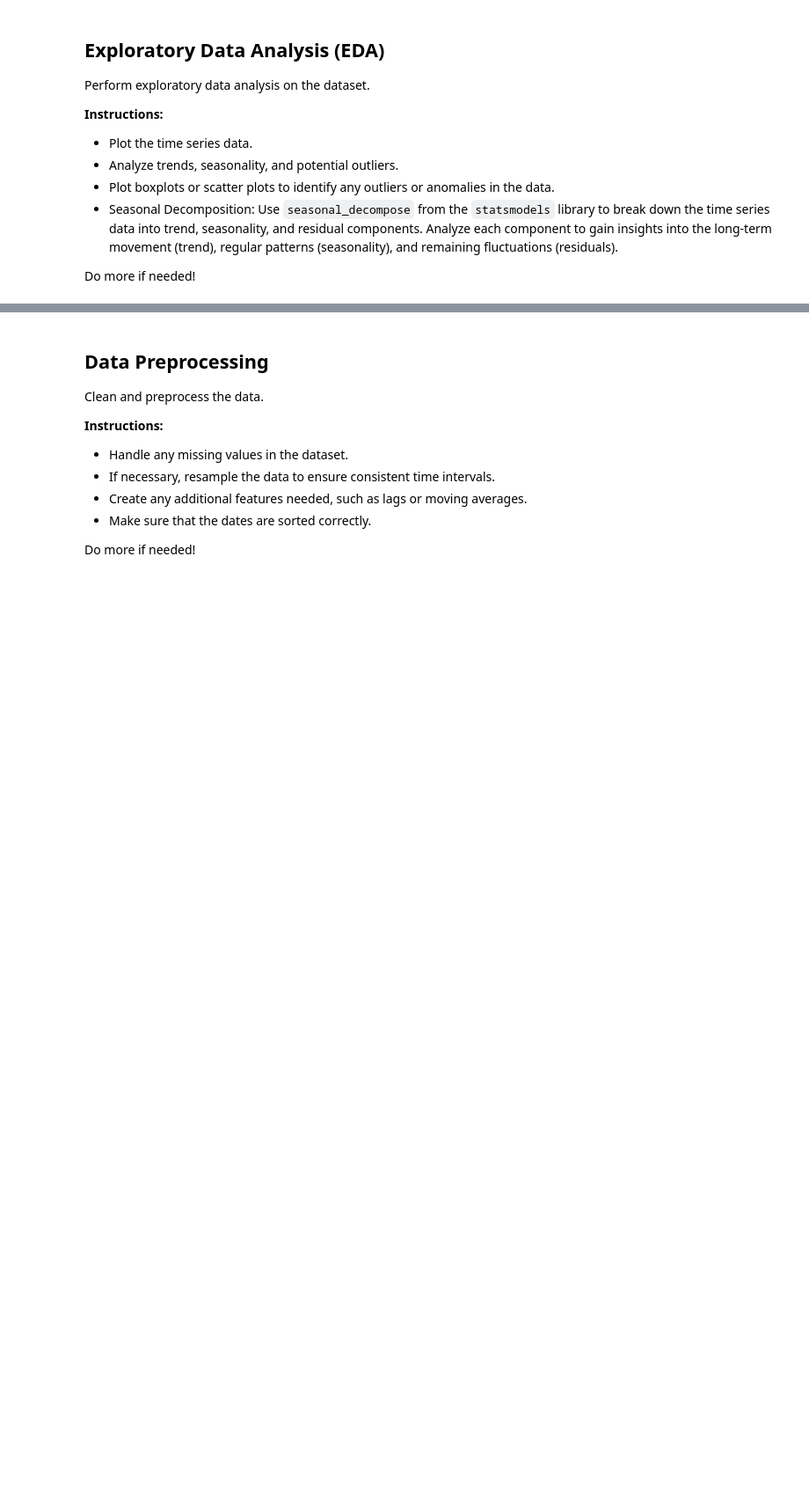
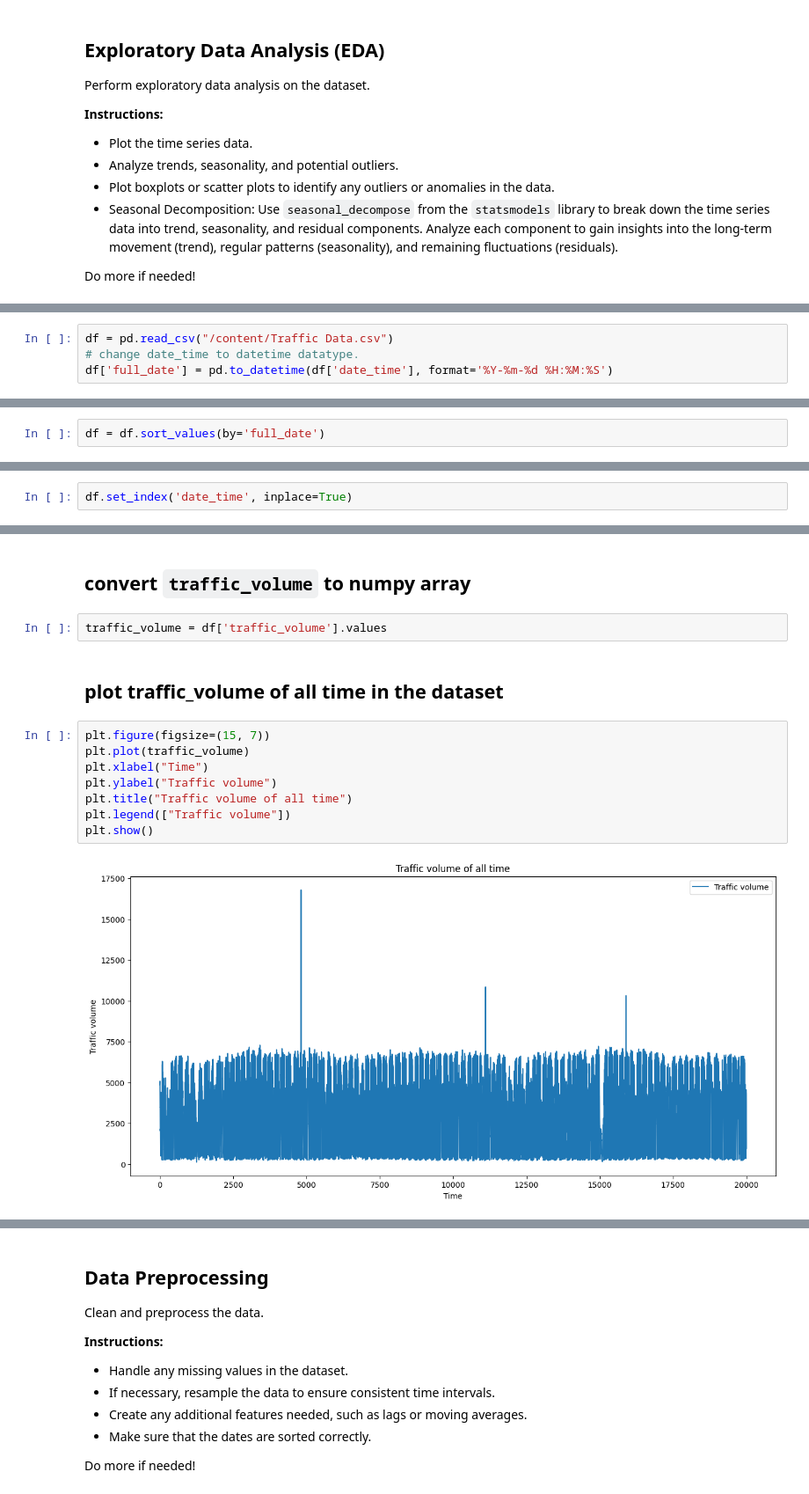
Before and after one commit to TariqAlhathloul/Time-Series, a Jupyter notebook: WorkSpace/Time_Series_Forecasting_Practical_Evaluation.ipynb, the cells around one changed output, grey strips where cells are left out. Shown: that part at 88% size. Saved outputs shown, nothing was run; the diff lists cells and outputs as text; blank space fills up the shorter version.

```diff
--- a/WorkSpace/Time_Series_Forecasting_Practical_Evaluation.ipynb
+++ b/WorkSpace/Time_Series_Forecasting_Practical_Evaluation.ipynb
@@ -52,0 +79,4 @@ Do more if needed!
+# %%
+df = pd.read_csv("/content/Traffic Data.csv")
+# change date_time to datetime datatype.
+df['full_date'] = pd.to_datetime(df['date_time'], format='%Y-%m-%d %H:%M:%S')
@@ -52,0 +85,2 @@ Do more if needed!
+# %%
+df = df.sort_values(by='full_date')
@@ -52,0 +89,2 @@ Do more if needed!
+# %%
+df.set_index('date_time', inplace=True)
@@ -52,0 +150,16 @@ Do more if needed!
+# %% [markdown]
+## convert `traffic_volume` to numpy array
+# %%
+traffic_volume = df['traffic_volume'].values
+# %% [markdown]
+## plot traffic_volume of all time in the dataset
+# %%
+plt.figure(figsize=(15, 7))
+plt.plot(traffic_volume)
+plt.xlabel("Time")
+plt.ylabel("Traffic volume")
+plt.title("Traffic volume of all time")
+plt.legend(["Traffic volume"])
+plt.show()
+# %% [output]
+[figure, added]
```
Also changed, not shown: parts of 91 cells of this notebook.
